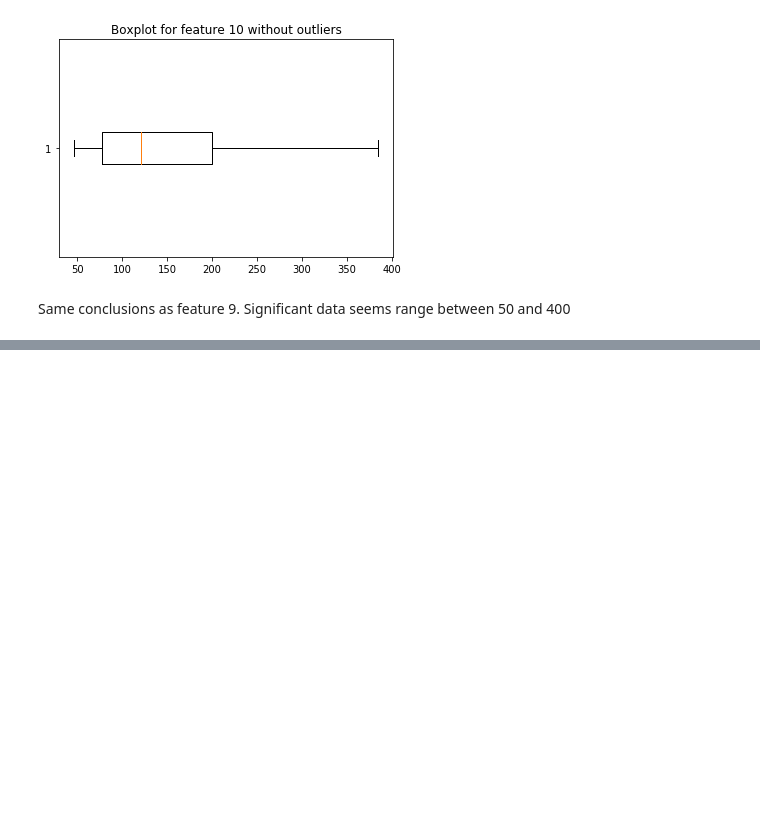
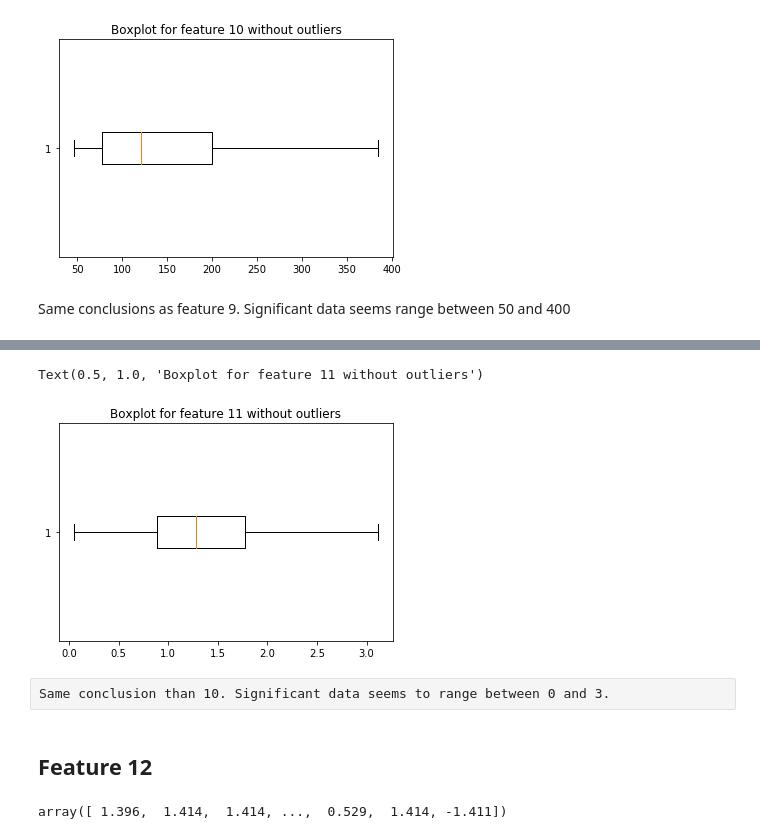
Before and after one commit to metzj/The_Little_Turings, a Jupyter notebook: Exploratory Data Analysis.ipynb, the cells around one changed output, grey strips where cells are left out. Cells and saved outputs as stored; diff of their text form; code cells hidden in the pictures; blank space fills up the shorter version.

Commit message:
Finished the data analysis.

```diff
--- a/Exploratory Data Analysis.ipynb
+++ b/Exploratory Data Analysis.ipynb
@@ -440,0 +485,15 @@ Same conclusions as feature 9. Significant data seems range between 50 and 400
+# %%
+plt.boxplot(feature_11, vert=False, showfliers=False)
+plt.title("Boxplot for feature 11 without outliers")
+# %% [output]
+Text(0.5, 1.0, 'Boxplot for feature 11 without outliers')
+[figure, added]
+# %% [raw]
+Same conclusion than 10. Significant data seems to range between 0 and 3.
+# %% [markdown]
+## Feature 12
+# %%
+feature_12 = tX[:,11]
+feature_12
+# %% [output]
+array([ 1.396,  1.414,  1.414, ...,  0.529,  1.414, -1.411])
```
Also changed, not shown: parts of 148 cells of this notebook.
